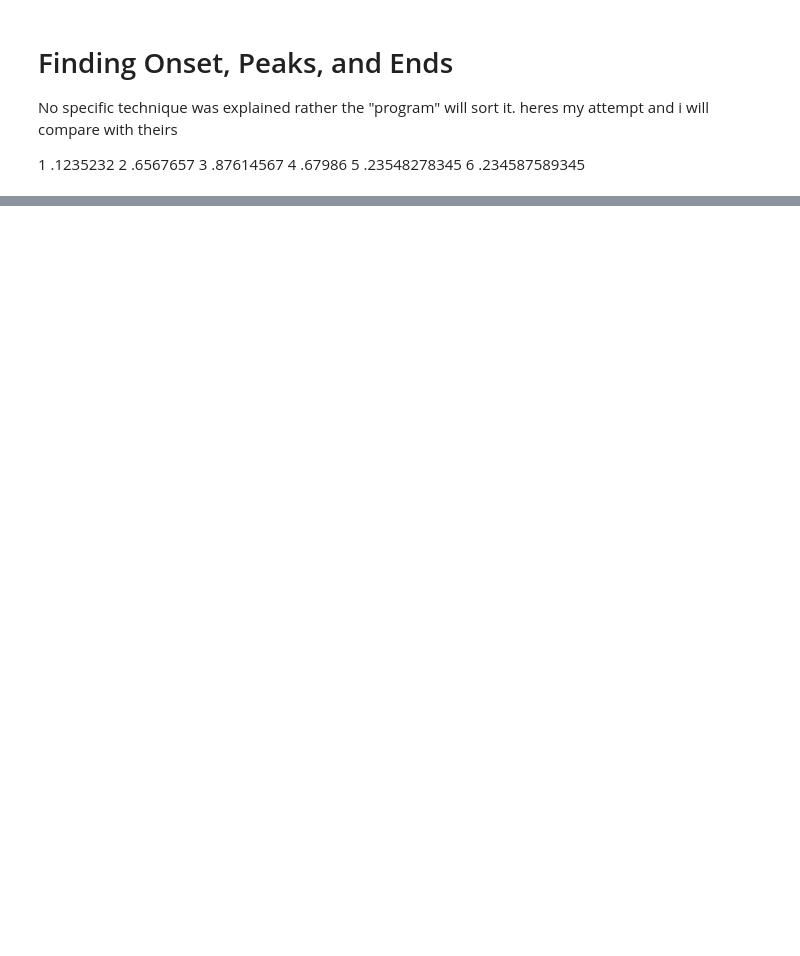
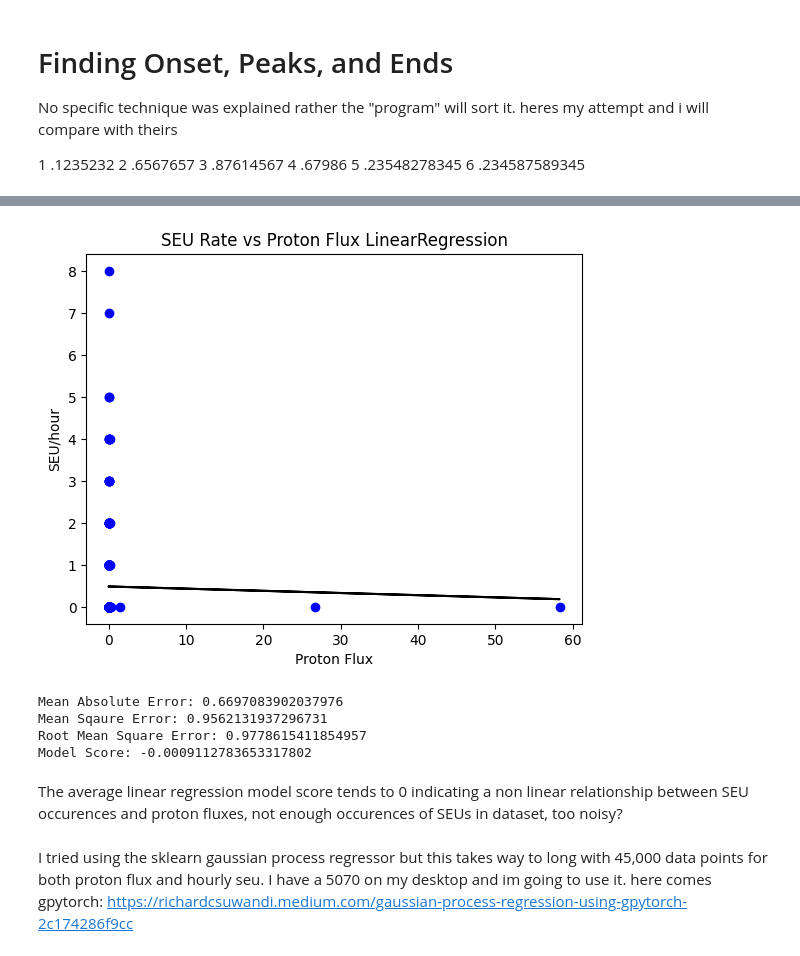
Before and after one commit to Lewis-Adkins/SEU_Data_Summary, a Jupyter notebook: SWLG_Code/code/seu_predict_ml.ipynb, the cells around one changed output, grey strips where cells are left out. Saved outputs shown, nothing was run; the diff lists cells and outputs as text; code cells hidden in the pictures; blank space fills up the shorter version.

```diff
--- a/SWLG_Code/code/seu_predict_ml.ipynb
+++ b/SWLG_Code/code/seu_predict_ml.ipynb
@@ -238,0 +254,50 @@ TypeError: Find_Peak_Range_Indexes() missing 1 required positional argument: 'a_
+# %%
+X = goes_16_proton_flux_mean["P_tot"].to_numpy()
+X = np.where(np.isnan(X),0,X)
+X = X.reshape(-1,1)
+
+
+
+y = goes_16_seu_rate_df["Count"].to_numpy()
+hour_diff = X.shape[0] - y.shape[0]
+y = y[:hour_diff] # delete March 13 since proton flux didnt have it
+
+
+X_train, X_test, y_train, y_test = sk.model_selection.train_test_split(X,y,test_size = .20)
+# %%
+def Lin_Fit_SEU_Rate_Proton_Flux(a_X_train, a_X_test, a_y_train, a_y_test, a_model):
+
+
+    a_model.fit(a_X_train, a_y_train)
+    y_pred = a_model.predict(a_X_test)
+    plt.scatter(a_X_test, a_y_test, color = "b")
+    plt.xlabel("Proton Flux")
+    plt.title("SEU Rate vs Proton Flux " +type(a_model).__name__)
+    plt.ylabel("SEU/hour")
+
+
+
+    plt.plot(a_X_test, y_pred, color = 'k')
+    plt.show()
+
+
+
+    print("Mean Absolute Error:", sk.metrics.mean_absolute_error(y_true= y_test, y_pred = y_pred))
+    print("Mean Sqaure Error:", sk.metrics.mean_squared_error(y_true = y_test, y_pred = y_pred))
+    print("Root Mean Square Error:", np.sqrt(sk.metrics.mean_squared_error(y_true = y_test, y_pred = y_pred)))
+    print("Model Score:", a_model.score(X_test,y_test))
+
+
+# for name, class_ in sk.utils.all_estimators():
+
+Lin_Fit_SEU_Rate_Proton_Flux(X_train, X_test, y_train, y_test, sk.linear_model.LinearRegression())
+# %% [output]
+[figure, added]
+Mean Absolute Error: 0.6697083902037976
+Mean Sqaure Error: 0.9562131937296731
+Root Mean Square Error: 0.9778615411854957
+Model Score: -0.0009112783653317802
+# %% [markdown]
+The average linear regression model score tends to 0 indicating a non linear relationship between SEU occurences and proton fluxes, not enough occurences of SEUs in dataset, too noisy?
+# %% [markdown]
+I tried using the sklearn gaussian process regressor but this takes way to long with 45,000 data points for both proton flux and hourly seu. I have a 5070 on my desktop and im going to use it. here comes gpytorch: https://richardcsuwandi.medium.com/gaussian-process-regression-using-gpytorch-2c174286f9cc
```
Also changed, not shown: parts of 12 cells of this notebook, 3 other files.
